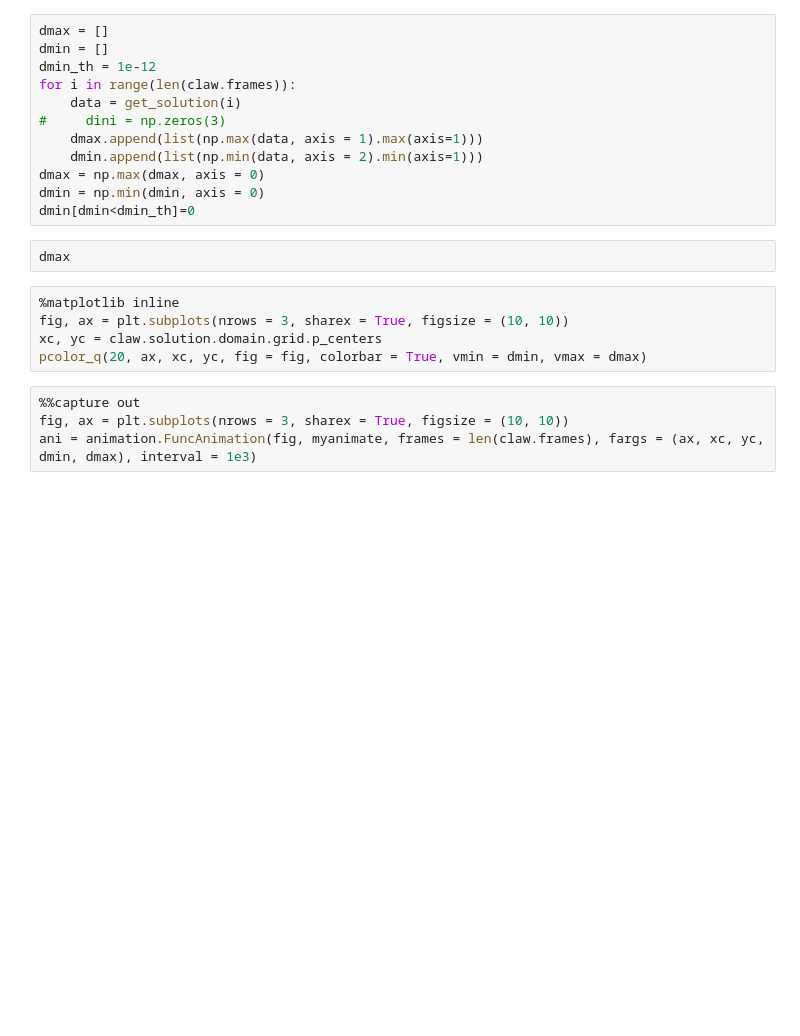
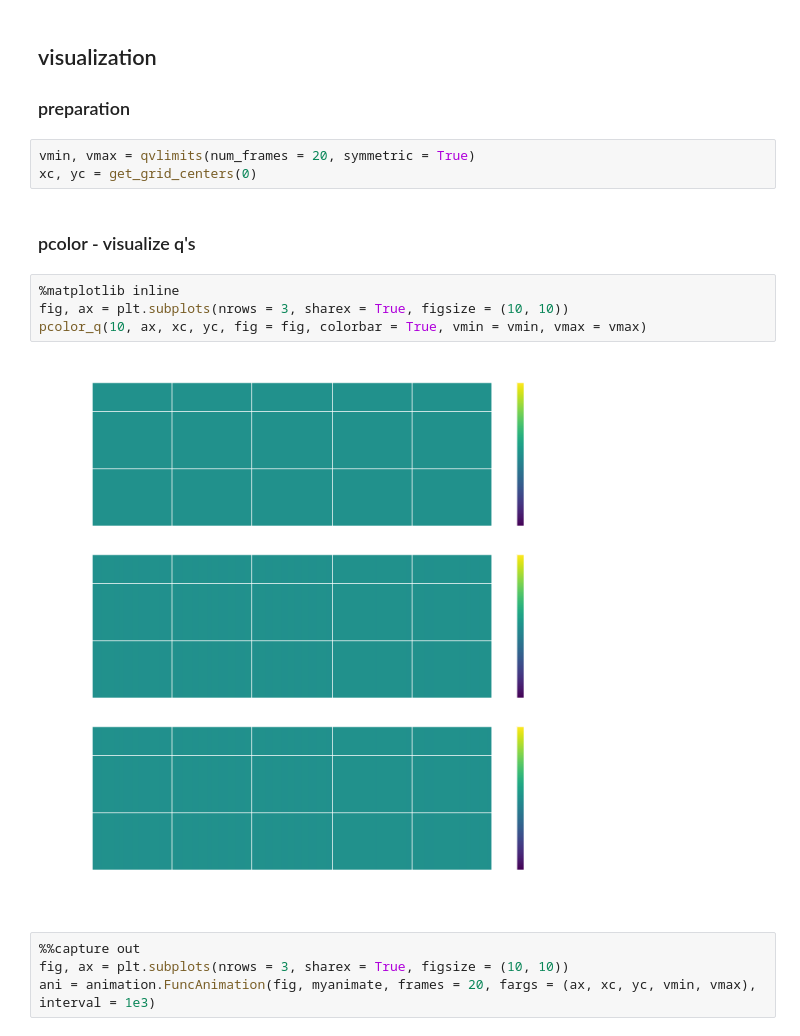
Before and after one commit to sanromd/emclaw, a Jupyter notebook: examples/maxwell_vc_2d/maxwell_2d_animation.ipynb, the cells around one changed output. Drawn from its saved outputs; the diff is of its cells as text; blank space fills up the shorter version.

Commit message:
updated notebook to have trace and pcolor plots

```diff
--- a/examples/maxwell_vc_2d/maxwell_2d_animation.ipynb
+++ b/examples/maxwell_vc_2d/maxwell_2d_animation.ipynb
@@ -57,25 +124,20 @@ claw.run()
-# %%
-dmax = []
-dmin = []
-dmin_th = 1e-12
-for i in range(len(claw.frames)):
-    data = get_solution(i)
-#     dini = np.zeros(3)
-    dmax.append(list(np.max(data, axis = 1).max(axis=1)))
-    dmin.append(list(np.min(data, axis = 2).min(axis=1)))
-dmax = np.max(dmax, axis = 0)
-dmin = np.min(dmin, axis = 0)
-dmin[dmin<dmin_th]=0
-# %%
-dmax
+# %% [markdown]
+## visualization
+### preparation
+# %%
+vmin, vmax = qvlimits(num_frames = 20, symmetric = True)
+xc, yc = get_grid_centers(0)
+# %% [markdown]
+### pcolor - visualize q's
 # %%
 %matplotlib inline
 fig, ax = plt.subplots(nrows = 3, sharex = True, figsize = (10, 10))
-xc, yc = claw.solution.domain.grid.p_centers
-pcolor_q(20, ax, xc, yc, fig = fig, colorbar = True, vmin = dmin, vmax = dmax)
+pcolor_q(10, ax, xc, yc, fig = fig, colorbar = True, vmin = vmin, vmax = vmax)
+# %% [output]
+[figure, added]
 # %%
 %%capture out
 fig, ax = plt.subplots(nrows = 3, sharex = True, figsize = (10, 10))
-ani = animation.FuncAnimation(fig, myanimate, frames = len(claw.frames), fargs = (ax, xc, yc, dmin, dmax), interval = 1e3)
+ani = animation.FuncAnimation(fig, myanimate, frames = 20, fargs = (ax, xc, yc, vmin, vmax), interval = 1e3)
 # %%
 HTML(ani.to_html5_video())
```
Also changed, not shown: parts of 11 cells of this notebook.
